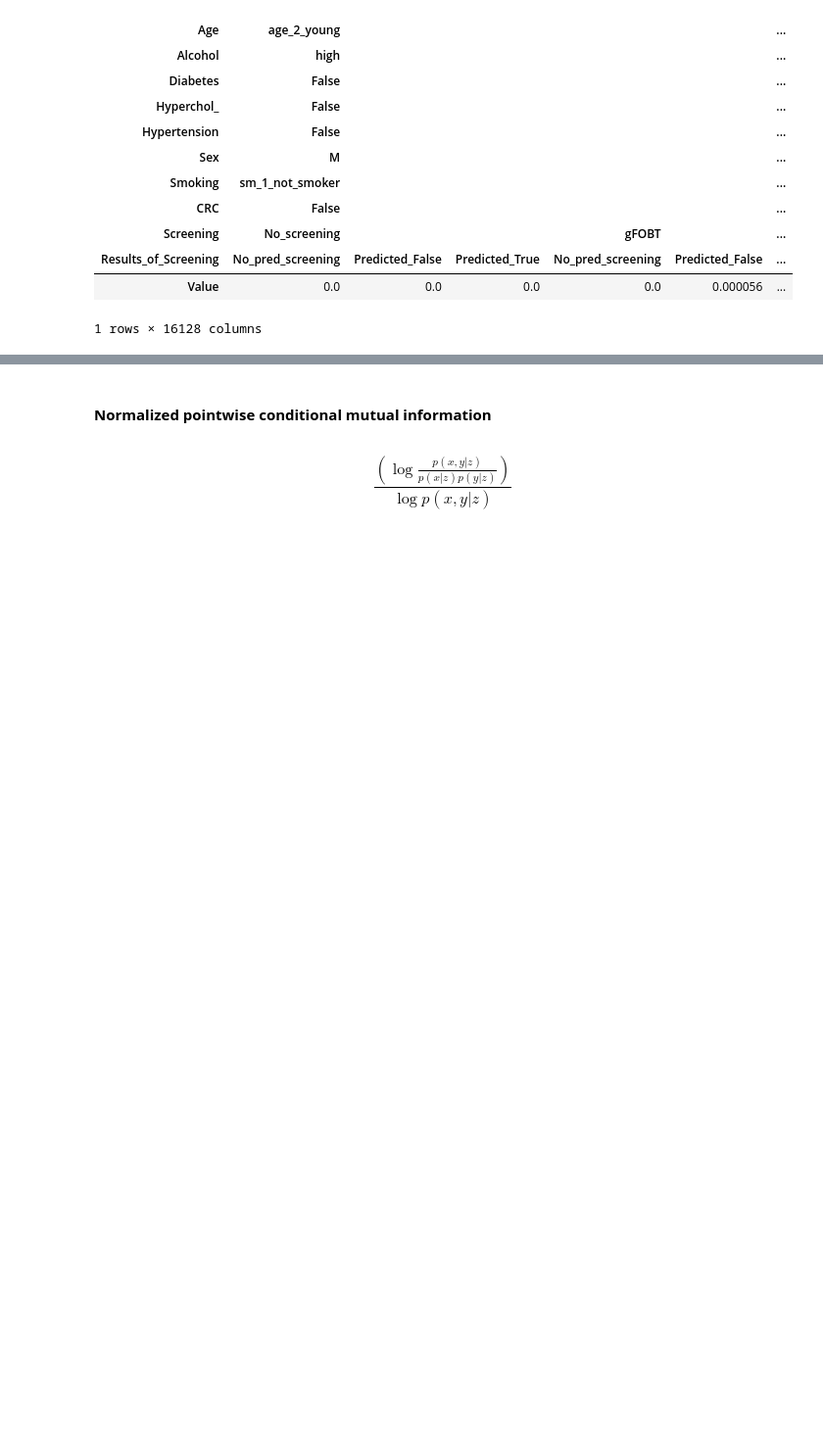
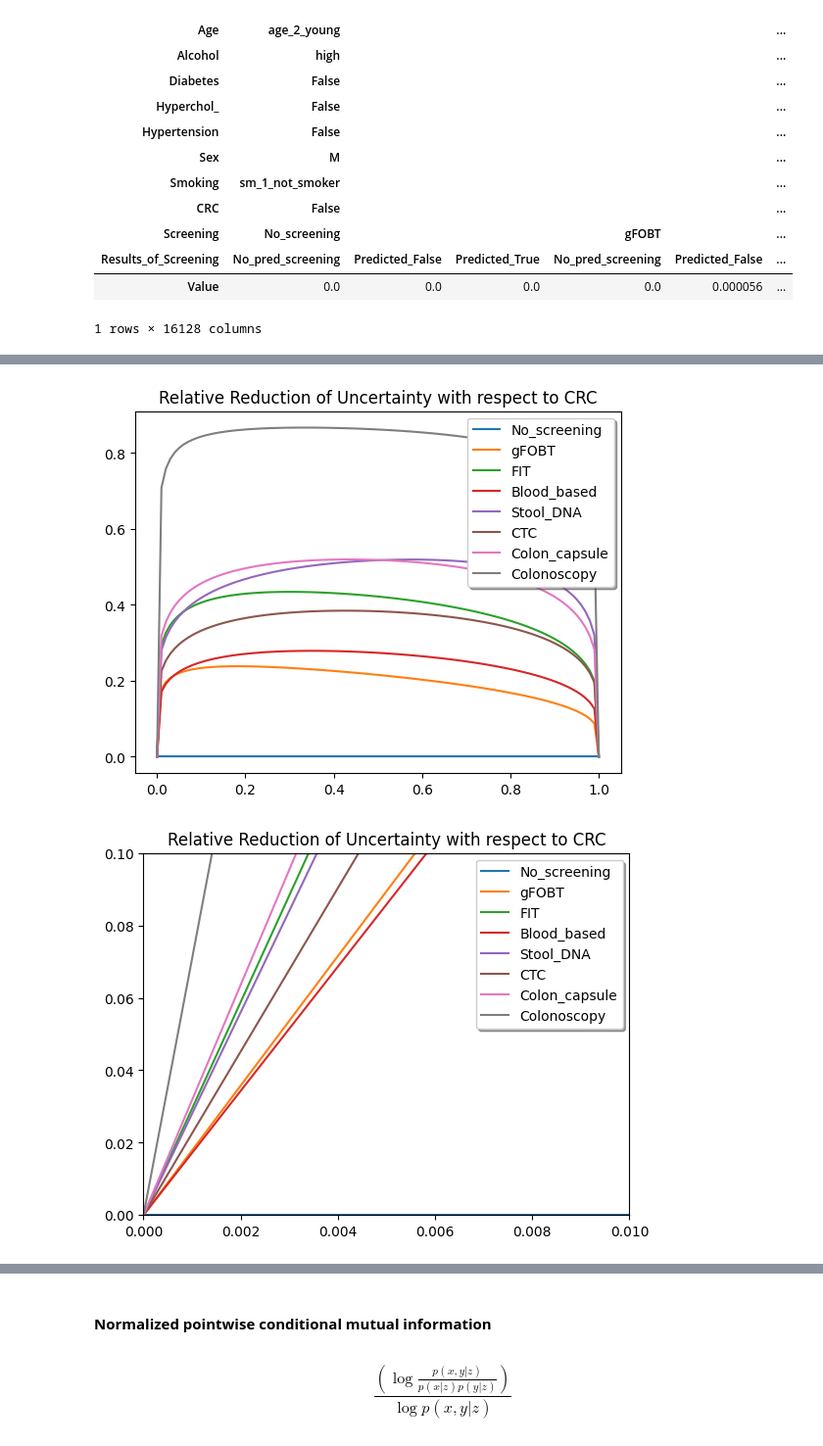
Before and after one commit to DanielCorralesAlonso/Decision_Model_Screening_CRC, a Jupyter notebook: inf_diagram_SMILE.ipynb, the cells around one changed output, grey strips where cells are left out. Shown at 98% size. Cells and saved outputs as stored; diff of their text form; code cells hidden in the pictures; blank space fills up the shorter version.

Commit message:
added relative mutual info

```diff
--- a/inf_diagram_SMILE.ipynb
+++ b/inf_diagram_SMILE.ipynb
@@ -101,3 +111,8 @@ net.write_file("genie_models/Basic_ID_screening_23052024_prueba.xdsl")
+# %%
+plot_relative_cond_mut_info(net)
+# %% [output]
+[figure, added]
+[figure, added]
 # %%
 plot_cond_mut_info(net)
 # %% [output]
```
Also changed, not shown: parts of 6 cells of this notebook, 12 other files.
